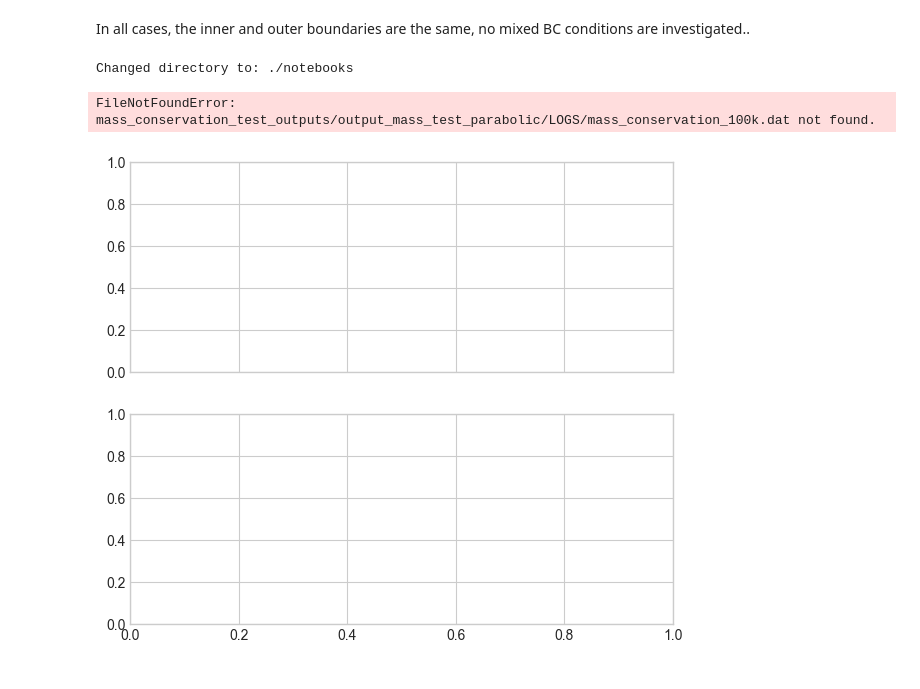
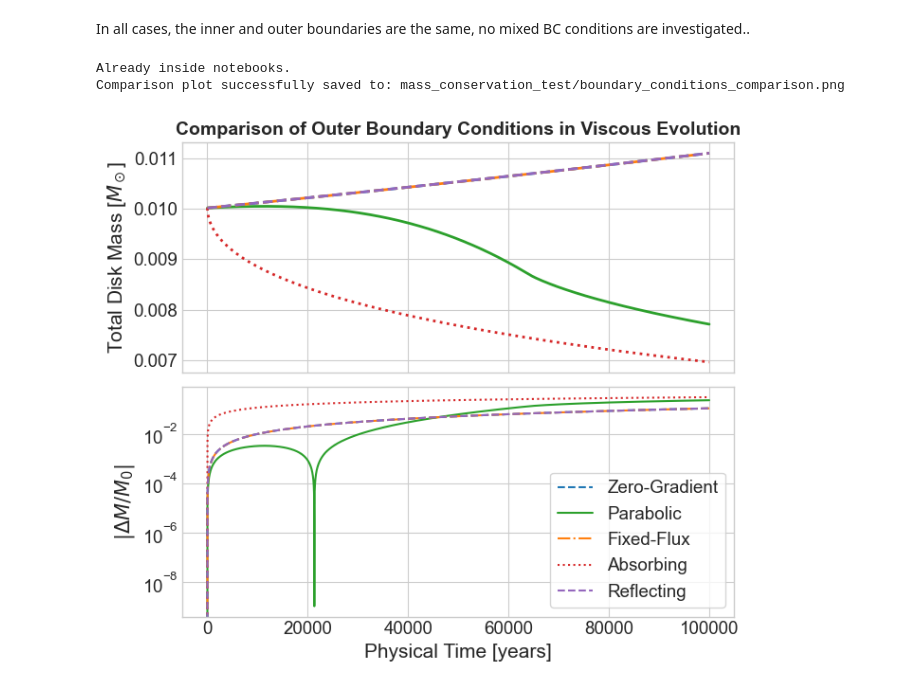
Before and after one commit to tnehezd/RAPID, a Jupyter notebook: notebooks/mass_conservation_test.ipynb, the cells around one changed output. Drawn from its saved outputs; the diff is of its cells as text; code cells hidden in the pictures.

```diff
--- a/notebooks/mass_conservation_test.ipynb
+++ b/notebooks/mass_conservation_test.ipynb
@@ -86,11 +86,11 @@ else:
 
 
 runs = {
-    "Zero-Gradient": "mass_conservation_test_outputs/mass_test_zero_gradient/LOGS/mass_conservation_100k.dat",
-    "Parabolic": "mass_conservation_test_outputs/mass_test_parabolic/LOGS/mass_conservation_100k.dat",
-    "Fixed-Flux": "mass_conservation_test_outputs/mass_test_fixed_flux/LOGS/mass_conservation_100k.dat",
-    "Absorbing": "mass_conservation_test_outputs/mass_test_absorbing/LOGS/mass_conservation_100k.dat",
-    "Reflecting": "mass_conservation_test_outputs/mass_test_reflecting/LOGS/mass_conservation_100k.dat"
+    "Zero-Gradient": "mass_conservation_test/mass_test_zero_gradient/LOGS/mass_conservation_100k.dat",
+    "Parabolic": "mass_conservation_test/mass_test_parabolic/LOGS/mass_conservation_100k.dat",
+    "Fixed-Flux": "mass_conservation_test/mass_test_fixed_flux/LOGS/mass_conservation_100k.dat",
+    "Absorbing": "mass_conservation_test/mass_test_absorbing/LOGS/mass_conservation_100k.dat",
+    "Reflecting": "mass_conservation_test/mass_test_reflecting/LOGS/mass_conservation_100k.dat"
 }
 
 # Stílus beállítása
@@ -114,7 +114,7 @@ linestyles = {
 
 # Alapadat betöltése a kiindulási tömeghez (M_0)
 # A parabolic / első futás t=0 tömegét vesszük referenciának
-ref_data = np.loadtxt("mass_conservation_test_outputs/output_mass_test_parabolic/LOGS/mass_conservation_100k.dat")
+ref_data = np.loadtxt("mass_conservation_test/mass_test_parabolic/LOGS/mass_conservation_100k.dat")
 M0 = ref_data[0, 1]
 
 for label, path in runs.items():
@@ -131,34 +131,35 @@ for label, path in runs.items():
         # --- Felső panel: Tömeg evolúció ---
         ax1.plot(time, mass, label=label, color=colors.get(label, 'black'),
                  linestyle=linestyles.get(label, '-'), lw=2)
 
         # --- Alsó panel: Relatív hiba / változás ---
         ax2.plot(time, rel_diff, label=label, color=colors.get(label, 'black'),
                  linestyle=linestyles.get(label, '-'), lw=1.5)  # <--- Itt volt a hiányzó label=label!
     except FileNotFoundError:
         print(f"Warning: File not found for {label} at {path}")
 
 # Felső panel beállításai
 ax1.set_ylabel(r'Total Disk Mass [$M_\odot$]', fontsize=15)
 ax1.set_title('Comparison of Outer Boundary Conditions in Viscous Evolution', fontsize=14, fontweight='bold')
 ax1.tick_params(axis='both', which='major', labelsize=13.5)
 
 # Alsó panel beállításai
 ax2.set_yscale('log')
 ax2.set_xlabel('Physical Time [years]', fontsize=15)
 ax2.set_ylabel(r'$|\Delta M / M_0|$', fontsize=15)
 ax2.legend(loc='lower right', frameon=True, fontsize=13.5)
 ax2.tick_params(axis='both', which='major', labelsize=13.5)
 
 plt.tight_layout()
 
 # Mentés nagy felbontású PNG-be
-output_png = "mass_conservation_test_outputs/boundary_conditions_comparison.png"
+
+output_png = "mass_conservation_test/boundary_conditions_comparison.png"
 plt.savefig(output_png, dpi=300)
 print(f"Comparison plot successfully saved to: {output_png}")
 
 plt.show()
 # %% [output]
-Changed directory to: ./notebooks
+Already inside notebooks.
+Comparison plot successfully saved to: mass_conservation_test/boundary_conditions_comparison.png
-FileNotFoundError: mass_conservation_test_outputs/output_mass_test_parabolic/LOGS/mass_conservation_100k.dat not found.
-[figure, old version]
+[figure, new version]
```
Also changed, not shown: parts of 1 cell of this notebook, 11 other files.
